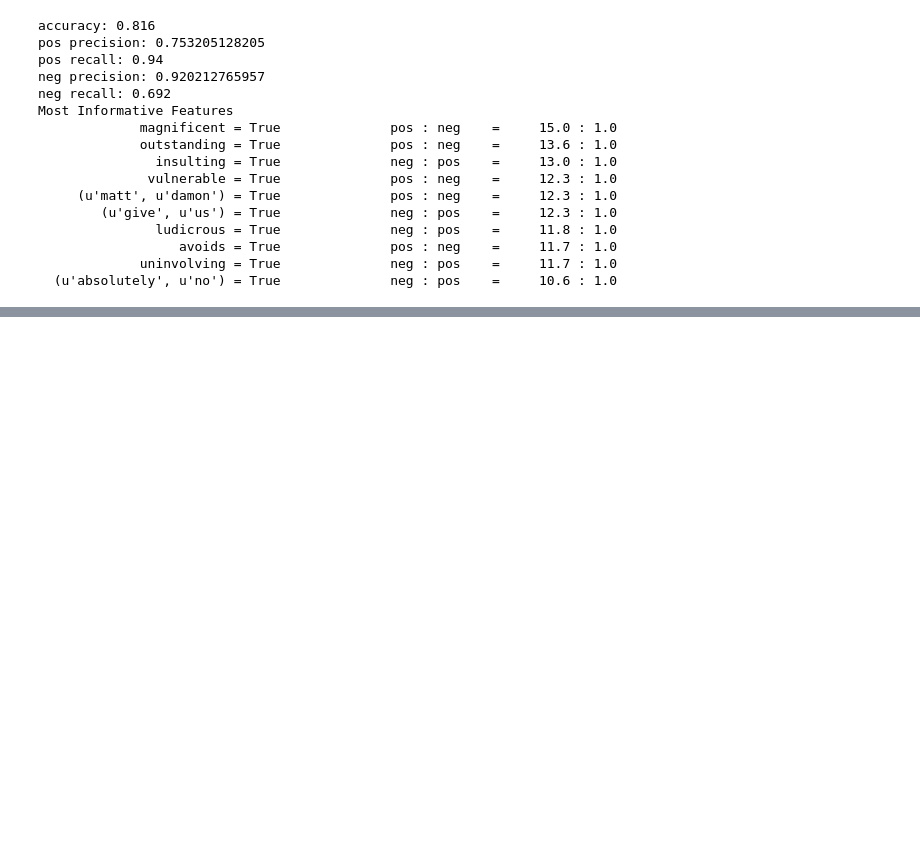
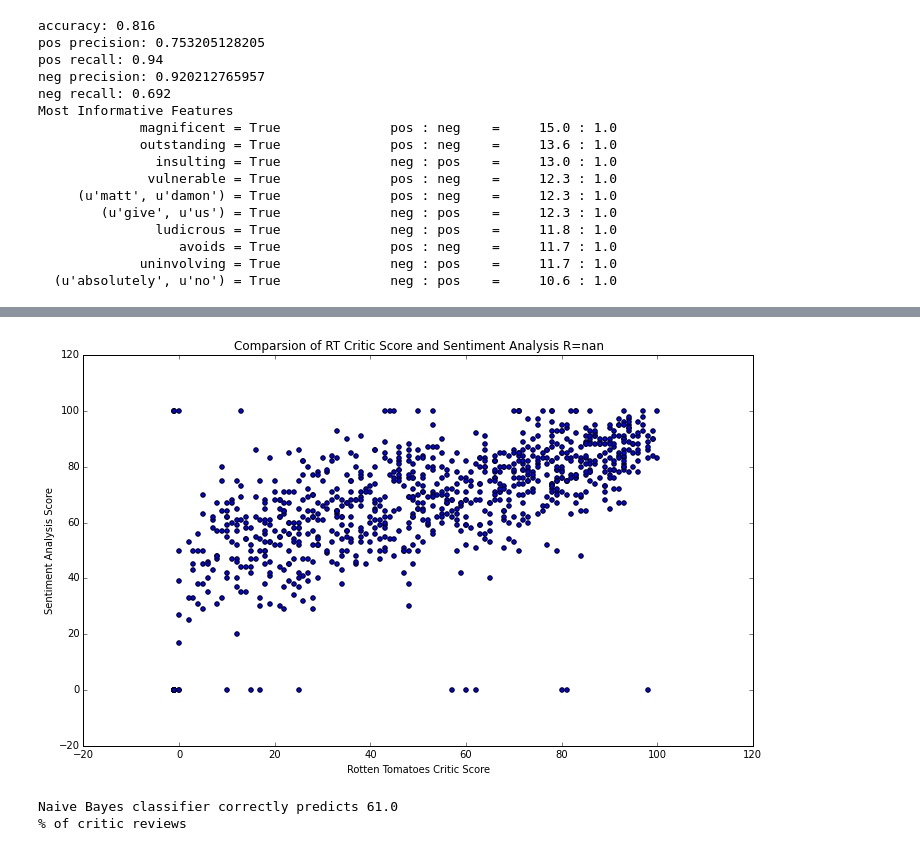
Before and after one commit to akhilketkar/cs209-project, a Jupyter notebook: Process_Book.ipynb, the cells around one changed output, grey strips where cells are left out. Drawn from its saved outputs; the diff is of its cells as text; code cells hidden in the pictures; blank space fills up the shorter version.

```diff
--- a/Process_Book.ipynb
+++ b/Process_Book.ipynb
@@ -1096,0 +645,21 @@ synopsis analysis
+# %%
+plt.figure(figsize=(12, 7))
+plt.scatter(overall_mov.CriticsScore, overall_mov.Sentiment_Score)
+plt.xlabel('Rotten Tomatoes Critic Score')
+plt.ylabel('Sentiment Analysis Score')
+plt.title('Comparsion of RT Critic Score and Sentiment Analysis'+ ' R=' +
+          str(round(np.corrcoef(overall_mov.CriticsScore, overall_mov.Sentiment_Score)[0][1],2)))
+
+
+m, b = np.polyfit(overall_mov.CriticsScore, overall_mov.Sentiment_Score, 1)
+x = np.linspace(overall_mov.CriticsScore.min(), overall_mov.CriticsScore.max(), 1000)
+plt.plot(x, m*x +b, 'r-')
+plt.show()
+# %% [output]
+[figure, added]
+# %%
+print 'Naive Bayes classifier correctly predicts', np.round(np.mean(overall_mov.Classifier_Rating))
+print '% of critic reviews'
+# %% [output]
+Naive Bayes classifier correctly predicts 61.0
+% of critic reviews
```
Also changed, not shown: parts of 95 cells of this notebook.
